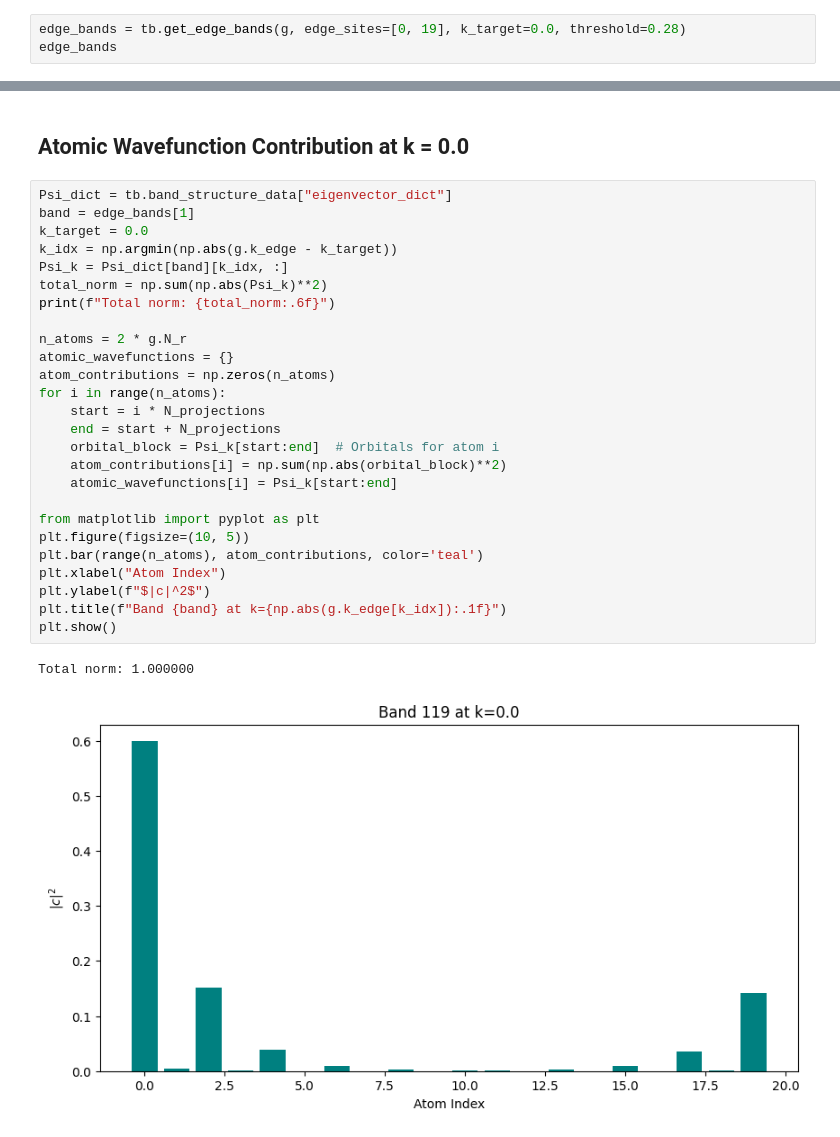
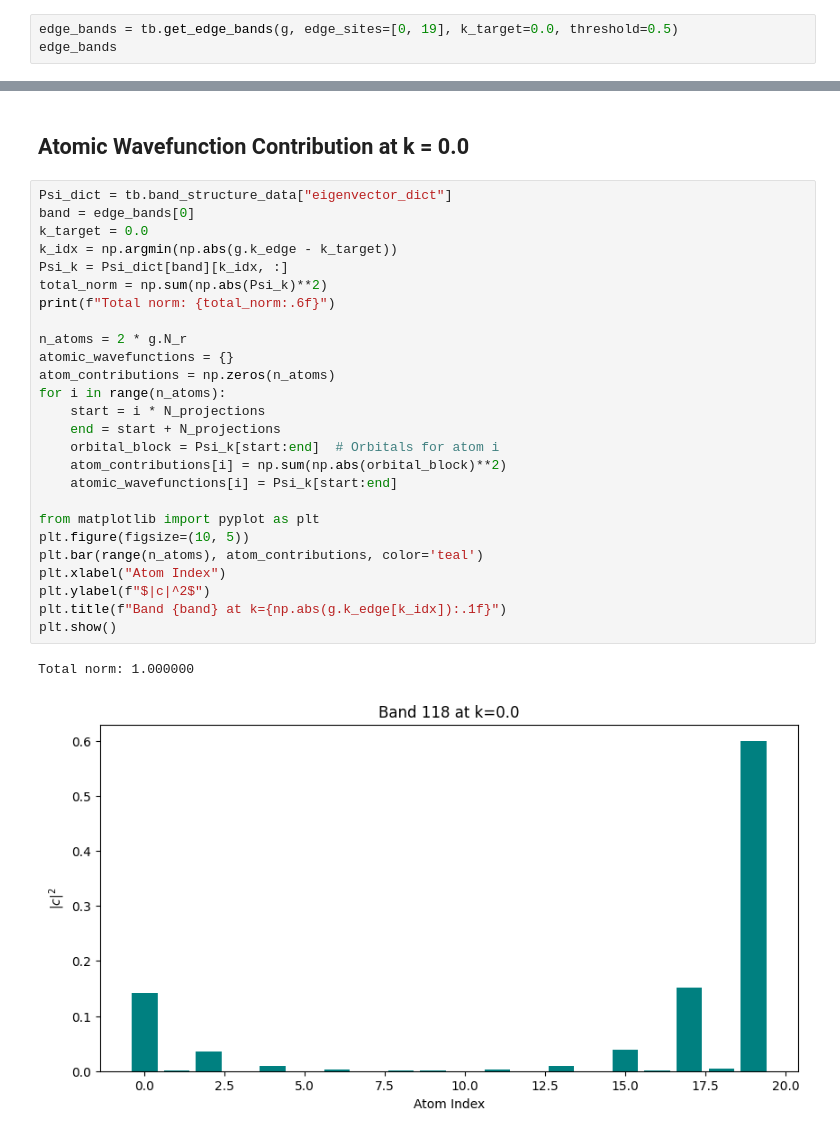
Before and after one commit to JaviLGPKE/topological_insulator, a Jupyter notebook: notebooks/edge_states.ipynb, the cells around one changed output, grey strips where cells are left out. Cells and saved outputs as stored; diff of their text form.

```diff
--- a/notebooks/edge_states.ipynb
+++ b/notebooks/edge_states.ipynb
@@ -90,7 +90,7 @@ tb.plot_dispersion(g, j_3_2)
 # %% [markdown]
 ## Band Inversion
 # %%
-edge_bands = tb.get_edge_bands(g, edge_sites=[0, 19], k_target=0.0, threshold=0.28)
+edge_bands = tb.get_edge_bands(g, edge_sites=[0, 19], k_target=0.0, threshold=0.5)
 edge_bands
 # %% [output]
 [118, 119, 120, 121]
@@ -115,30 +121,30 @@ invariants.plot_density_of_states(LDOS, E)
 ## Atomic Wavefunction Contribution at k = 0.0
 # %%
 Psi_dict = tb.band_structure_data["eigenvector_dict"]
-band = edge_bands[1]
+band = edge_bands[0]
 k_target = 0.0
 k_idx = np.argmin(np.abs(g.k_edge - k_target))
 Psi_k = Psi_dict[band][k_idx, :]
 total_norm = np.sum(np.abs(Psi_k)**2)
 print(f"Total norm: {total_norm:.6f}")
 
 n_atoms = 2 * g.N_r
 atomic_wavefunctions = {}
 atom_contributions = np.zeros(n_atoms)
 for i in range(n_atoms):
     start = i * N_projections
     end = start + N_projections
     orbital_block = Psi_k[start:end]  # Orbitals for atom i
     atom_contributions[i] = np.sum(np.abs(orbital_block)**2)
     atomic_wavefunctions[i] = Psi_k[start:end]
 
 from matplotlib import pyplot as plt
 plt.figure(figsize=(10, 5))
 plt.bar(range(n_atoms), atom_contributions, color='teal')
 plt.xlabel("Atom Index")
 plt.ylabel(f"$|c|^2$")
 plt.title(f"Band {band} at k={np.abs(g.k_edge[k_idx]):.1f}")
 plt.show()
 # %% [output]
 Total norm: 1.000000
-[figure, old version]
+[figure, new version]
```
Also changed, not shown: parts of 3 cells of this notebook, 15 other files.
